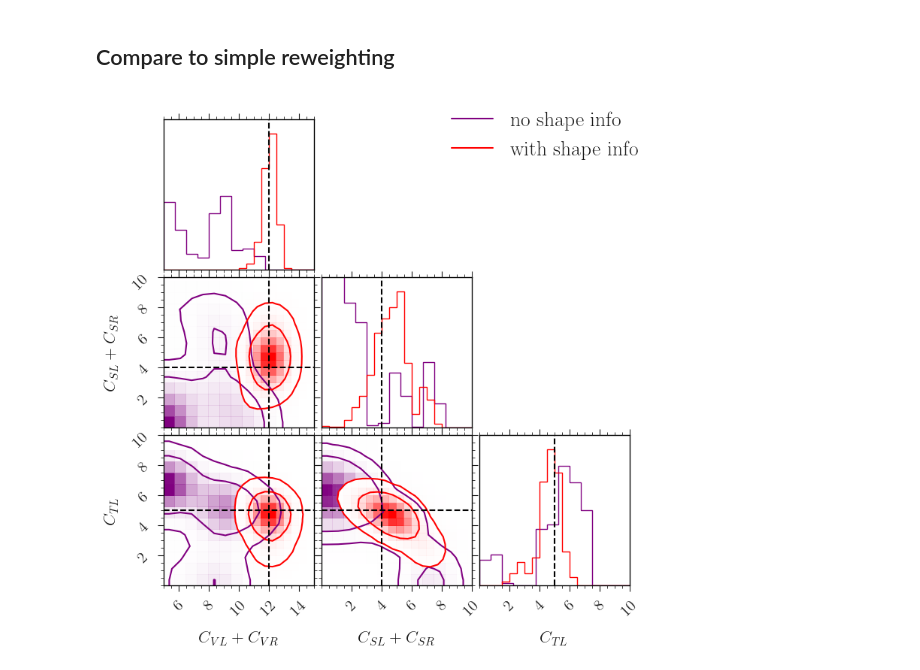
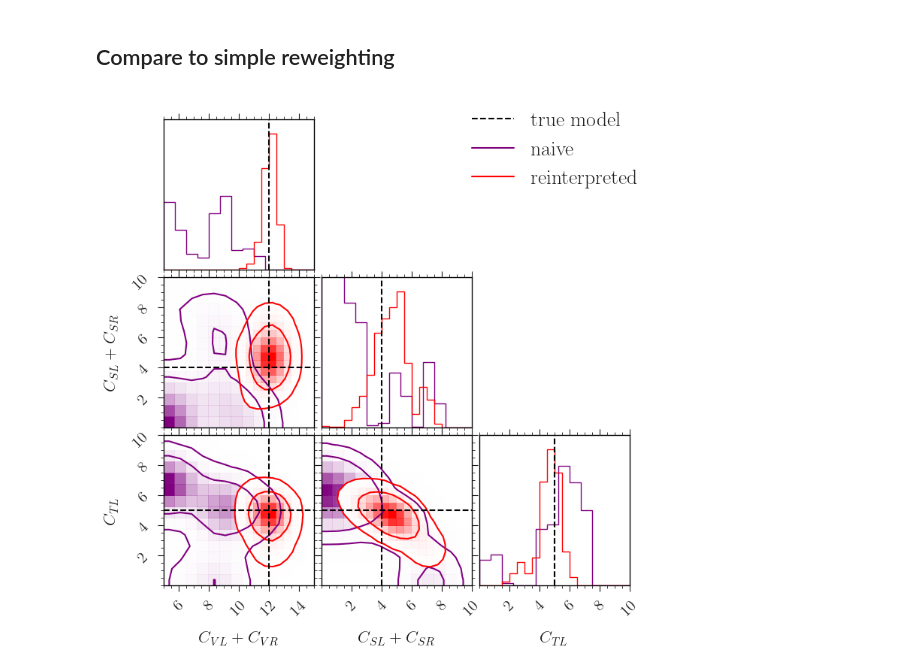
Before and after one commit to lorenzennio/redist, a Jupyter notebook: examples/knunu_plot_samples.ipynb, the cells around one changed output. Cells and saved outputs as stored; diff of their text form; code cells hidden in the pictures.

Commit message:
add true model label to corner plots

```diff
--- a/examples/knunu_plot_samples.ipynb
+++ b/examples/knunu_plot_samples.ipynb
@@ -160,34 +161,34 @@ fig = corner.corner(post_data_large_1b.posterior,
                     levels=(0.68, 0.95),
                     range = [(5., 20), (0,15), (0,15)],
                     smooth=1.5,
                     labels=labels,
                     color='purple',
                     plot_datapoints=False
                     );
 
 fig = corner.corner(post_data_large.posterior,
                     var_names=['cvl', 'csl', 'ctl'],
                     bins=20,
                     levels=(0.68, 0.95),
                     range = [(5., 15), (0,10), (0,10)],
                     smooth=1.5,
                     labels=labels,
                     color='red',
                     plot_datapoints=False,
                     fig=fig
                     );
 
 corner.overplot_lines(fig, truewcs, color='k', label='true model', linestyle='--')
 
 fig.legend(
-        handles=[
-            mlines.Line2D([], [], color='purple', label='no shape info'),
-            mlines.Line2D([], [], color='red', label='with shape info'),
+        handles = fig.axes[0].get_legend_handles_labels()[0] + [
+            mlines.Line2D([], [], color='purple', label='naive'),
+            mlines.Line2D([], [], color='red', label='reinterpreted'),
         ],
         fontsize=20, loc="upper right"
     )
 
 plt.savefig(file)
 plt.show()
 # %% [output]
-[figure, old version]
+[figure, new version]
```
Also changed, not shown: parts of 1 cell of this notebook.
